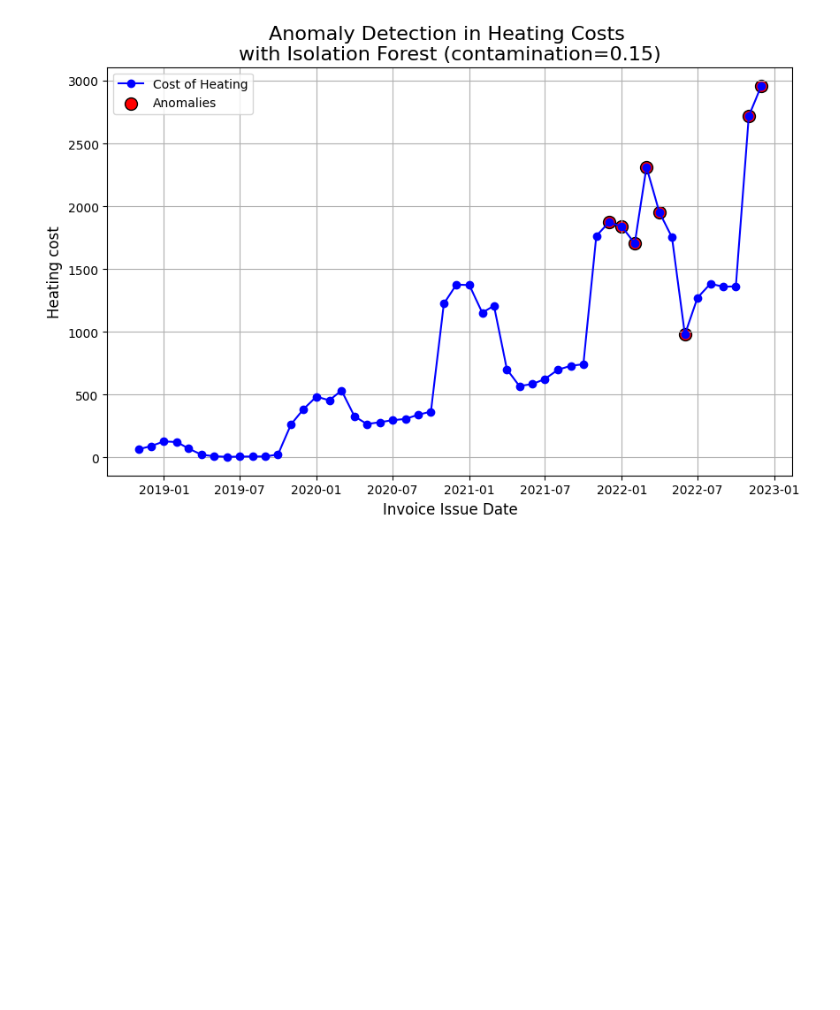
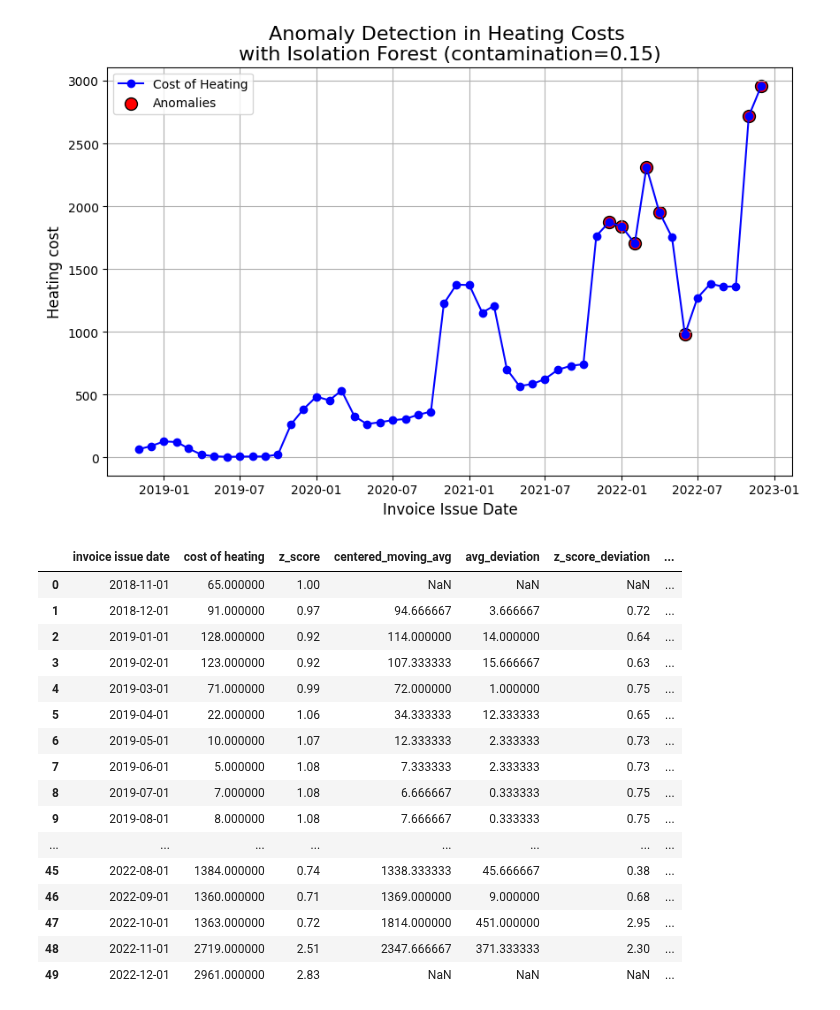
Before and after one commit to MKastek/time-series-notes, a Jupyter notebook: cost_of_heating_time_series.ipynb, the cells around one changed output. Drawn from its saved outputs; the diff is of its cells as text; code cells hidden in the pictures; blank space fills up the shorter version.

```diff
--- a/cost_of_heating_time_series.ipynb
+++ b/cost_of_heating_time_series.ipynb
@@ -368,3 +368,30 @@ df[["invoice issue date", "cost of heating"]][predictate_isolation_forest_contam
 plot_anomalies(predictate_isolation_forest_contamination_0_15 , 'Anomaly Detection in Heating Costs \nwith Isolation Forest (contamination=0.15)')
 # %% [output]
 [figure]
+# %%
+anomaly_dates = ['2022-06-01', '2022-03-01']
+
+# Detect anomalies by checking if the 'invoice_issue_date' matches any of the specified dates
+df['anomalies'] = df['invoice issue date'].dt.strftime('%Y-%m-%d').isin(anomaly_dates)
+# %%
+df['cost of heating'] = df.apply(lambda row: row["centered_moving_avg"] if row['anomalies'] else row['cost of heating'], axis=1)
+# %%
+df
+# %% [output]
+|  | invoice issue date | cost of heating | z_score | centered_moving_avg | avg_deviation | z_score_deviation | ... |
+| 0 | 2018-11-01 | 65.000000 | 1.00 | NaN | NaN | NaN | ... |
+| 1 | 2018-12-01 | 91.000000 | 0.97 | 94.666667 | 3.666667 | 0.72 | ... |
+| 2 | 2019-01-01 | 128.000000 | 0.92 | 114.000000 | 14.000000 | 0.64 | ... |
+| 3 | 2019-02-01 | 123.000000 | 0.92 | 107.333333 | 15.666667 | 0.63 | ... |
+| 4 | 2019-03-01 | 71.000000 | 0.99 | 72.000000 | 1.000000 | 0.75 | ... |
+| 5 | 2019-04-01 | 22.000000 | 1.06 | 34.333333 | 12.333333 | 0.65 | ... |
+| 6 | 2019-05-01 | 10.000000 | 1.07 | 12.333333 | 2.333333 | 0.73 | ... |
+| 7 | 2019-06-01 | 5.000000 | 1.08 | 7.333333 | 2.333333 | 0.73 | ... |
+| 8 | 2019-07-01 | 7.000000 | 1.08 | 6.666667 | 0.333333 | 0.75 | ... |
+| 9 | 2019-08-01 | 8.000000 | 1.08 | 7.666667 | 0.333333 | 0.75 | ... |
+| ... | ... | ... | ... | ... | ... | ... | ... |
+| 45 | 2022-08-01 | 1384.000000 | 0.74 | 1338.333333 | 45.666667 | 0.38 | ... |
+| 46 | 2022-09-01 | 1360.000000 | 0.71 | 1369.000000 | 9.000000 | 0.68 | ... |
+| 47 | 2022-10-01 | 1363.000000 | 0.72 | 1814.000000 | 451.000000 | 2.95 | ... |
+| 48 | 2022-11-01 | 2719.000000 | 2.51 | 2347.666667 | 371.333333 | 2.30 | ... |
+| 49 | 2022-12-01 | 2961.000000 | 2.83 | NaN | NaN | NaN | ... |
```
